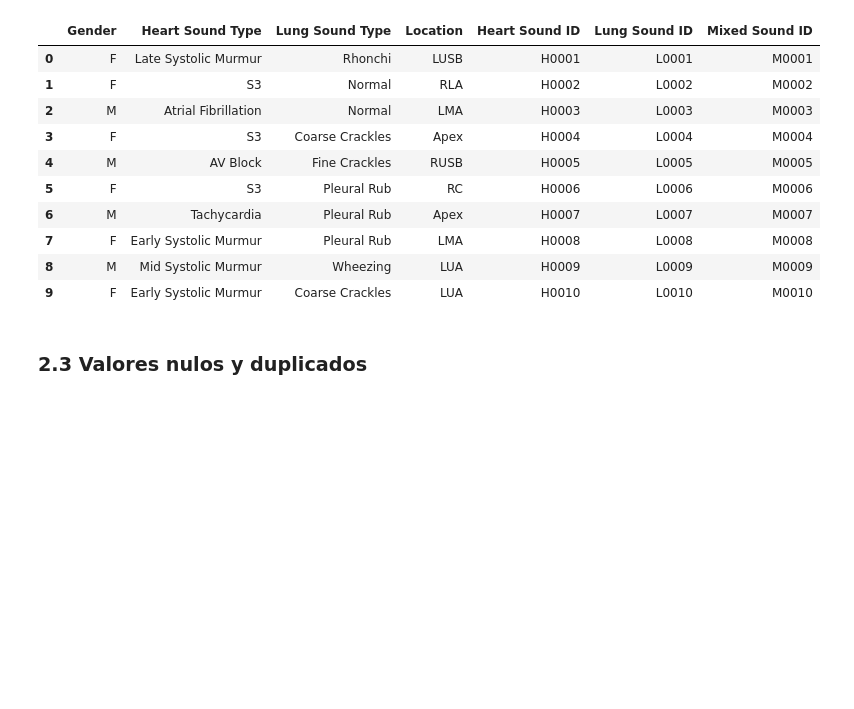
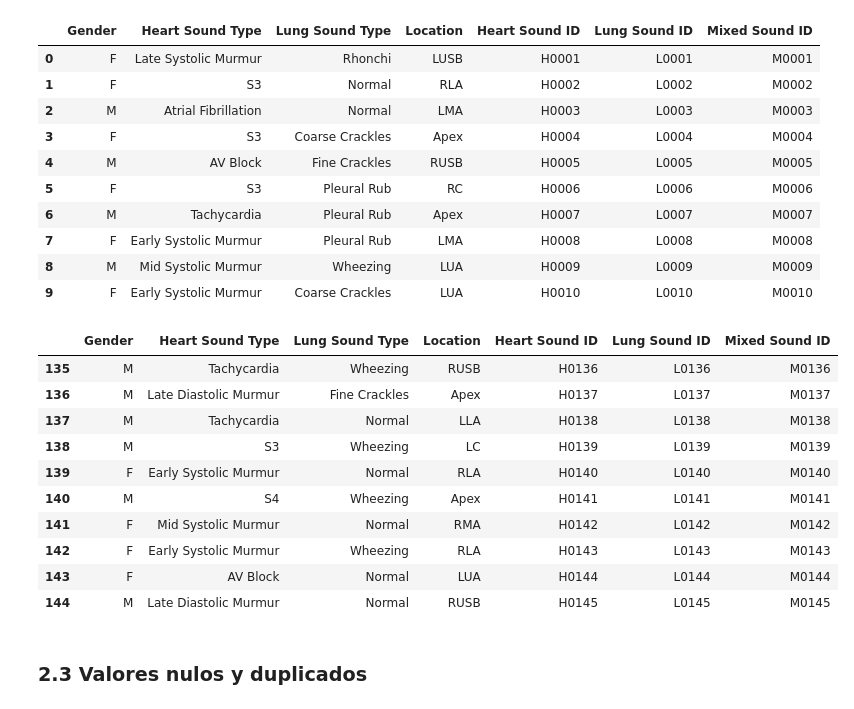
Before and after one commit to Constanzafl/tesis_analisis_de_sonidos_cardiacos_pulmonares, a Jupyter notebook: notebooks/eda.ipynb, the cells around one changed output. Cells and saved outputs as stored; diff of their text form; code cells hidden in the pictures; blank space fills up the shorter version.

```diff
--- a/notebooks/eda.ipynb
+++ b/notebooks/eda.ipynb
@@ -153,6 +167,20 @@ mix.head(10)
 | 7 | F | Early Systolic Murmur | Pleural Rub | LMA | H0008 | L0008 | M0008 |
 | 8 | M | Mid Systolic Murmur | Wheezing | LUA | H0009 | L0009 | M0009 |
 | 9 | F | Early Systolic Murmur | Coarse Crackles | LUA | H0010 | L0010 | M0010 |
+# %%
+mix.tail(10)
+# %% [output]
+|  | Gender | Heart Sound Type | Lung Sound Type | Location | Heart Sound ID | Lung Sound ID | Mixed Sound ID |
+| 135 | M | Tachycardia | Wheezing | RUSB | H0136 | L0136 | M0136 |
+| 136 | M | Late Diastolic Murmur | Fine Crackles | Apex | H0137 | L0137 | M0137 |
+| 137 | M | Tachycardia | Normal | LLA | H0138 | L0138 | M0138 |
+| 138 | M | S3 | Wheezing | LC | H0139 | L0139 | M0139 |
+| 139 | F | Early Systolic Murmur | Normal | RLA | H0140 | L0140 | M0140 |
+| 140 | M | S4 | Wheezing | Apex | H0141 | L0141 | M0141 |
+| 141 | F | Mid Systolic Murmur | Normal | RMA | H0142 | L0142 | M0142 |
+| 142 | F | Early Systolic Murmur | Wheezing | RLA | H0143 | L0143 | M0143 |
+| 143 | F | AV Block | Normal | LUA | H0144 | L0144 | M0144 |
+| 144 | M | Late Diastolic Murmur | Normal | RUSB | H0145 | L0145 | M0145 |
 # %% [markdown]
 ### 2.3 Valores nulos y duplicados
 # %%
```
Also changed, not shown: parts of 1 cell of this notebook.
